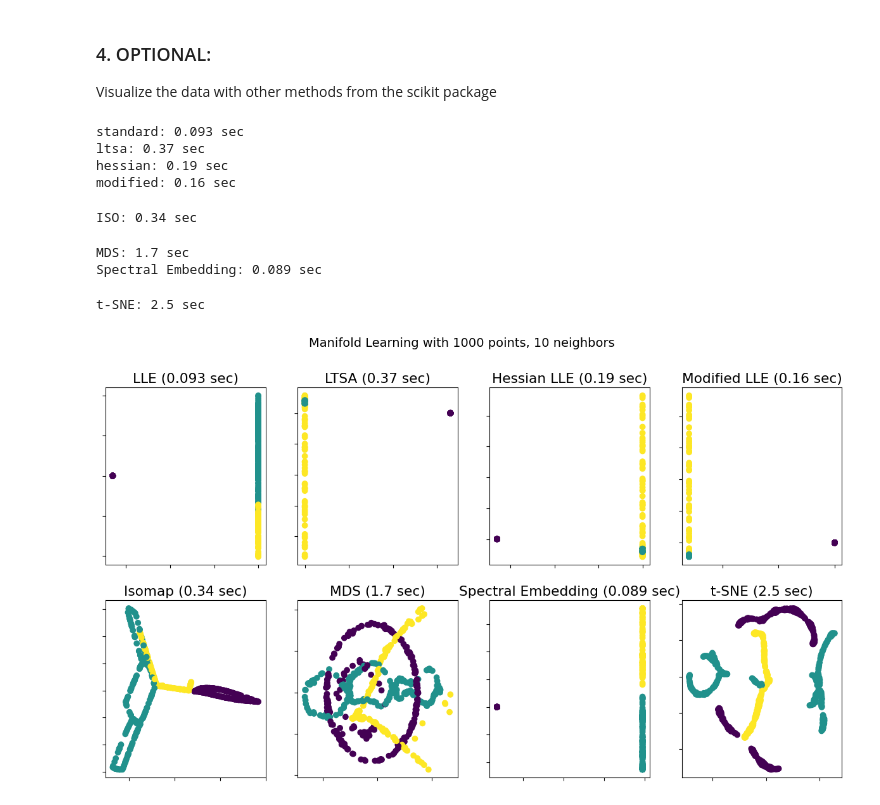
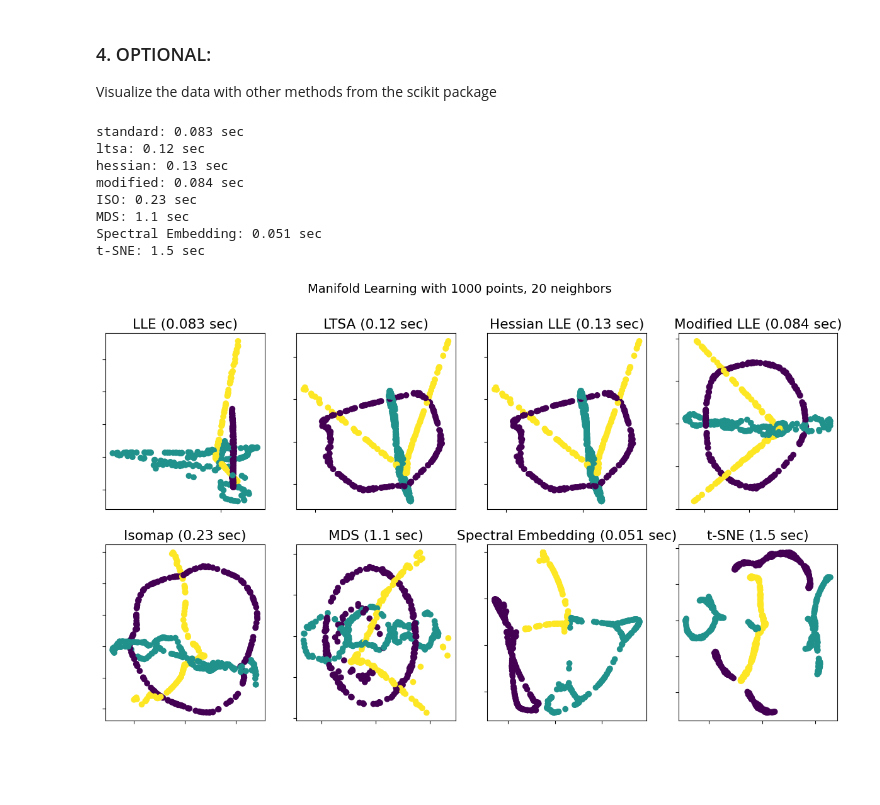
Before and after one commit to Kallo27/LCP_B, a Jupyter notebook: group2405_exercise2.ipynb, the cells around one changed output. Saved outputs shown, nothing was run; the diff lists cells and outputs as text; code cells hidden in the pictures; blank space fills up the shorter version.

```diff
--- a/group2405_exercise2.ipynb
+++ b/group2405_exercise2.ipynb
@@ -358,7 +357,7 @@ from sklearn import manifold
 from sklearn.utils import check_random_state
 
 # Variables for manifold learning.
-n_neighbors = 10
+n_neighbors = 20
 n_samples = 600
 
 fig = plt.figure(figsize=(15, 8))
@@ -408,7 +407,7 @@ ax.axis("tight")
 
 # Perform Multi-dimensional scaling.
 t0 = time()
-mds = manifold.MDS(2, max_iter=100, n_init=1, random_state=42)
+mds = manifold.MDS(2, max_iter=100, n_init=1, random_state=42,normalized_stress='auto')
 trans_data = mds.fit_transform(x_pca).T
 t1 = time()
 print("MDS: %.2g sec" % (t1 - t0))
@@ -425,39 +424,39 @@ t0 = time()
 se = manifold.SpectralEmbedding(
     n_components=2, n_neighbors=n_neighbors, random_state=42
 )
 trans_data = se.fit_transform(x_pca).T
 t1 = time()
 print("Spectral Embedding: %.2g sec" % (t1 - t0))
 
 ax = fig.add_subplot(247)
 ax.scatter(trans_data[0], trans_data[1], c=y, cmap='viridis')
 ax.set_title("Spectral Embedding (%.2g sec)" % (t1 - t0))
 ax.xaxis.set_major_formatter(NullFormatter())
 ax.yaxis.set_major_formatter(NullFormatter())
 ax.axis("tight")
 
 # Perform t-distributed stochastic neighbor embedding.
 t0 = time()
 tsne = manifold.TSNE(n_components=2, random_state=0)
 trans_data = tsne.fit_transform(x_pca).T
 t1 = time()
 print("t-SNE: %.2g sec" % (t1 - t0))
 
 ax = fig.add_subplot(248)
 ax.scatter(trans_data[0], trans_data[1], c=y, cmap='viridis')
 ax.set_title("t-SNE (%.2g sec)" % (t1 - t0))
 ax.xaxis.set_major_formatter(NullFormatter())
 ax.yaxis.set_major_formatter(NullFormatter())
 ax.axis("tight")
 
 plt.show()
 # %% [output]
-standard: 0.093 sec
-ltsa: 0.37 sec
-hessian: 0.19 sec
-modified: 0.16 sec
+standard: 0.083 sec
+ltsa: 0.12 sec
+hessian: 0.13 sec
+modified: 0.084 sec
+ISO: 0.23 sec
+MDS: 1.1 sec
+Spectral Embedding: 0.051 sec
+t-SNE: 1.5 sec
-ISO: 0.34 sec
-MDS: 1.7 sec
-Spectral Embedding: 0.089 sec
-t-SNE: 2.5 sec
-[figure, old version]
+[figure, new version]
```
Also changed, not shown: parts of 1 cell of this notebook.
